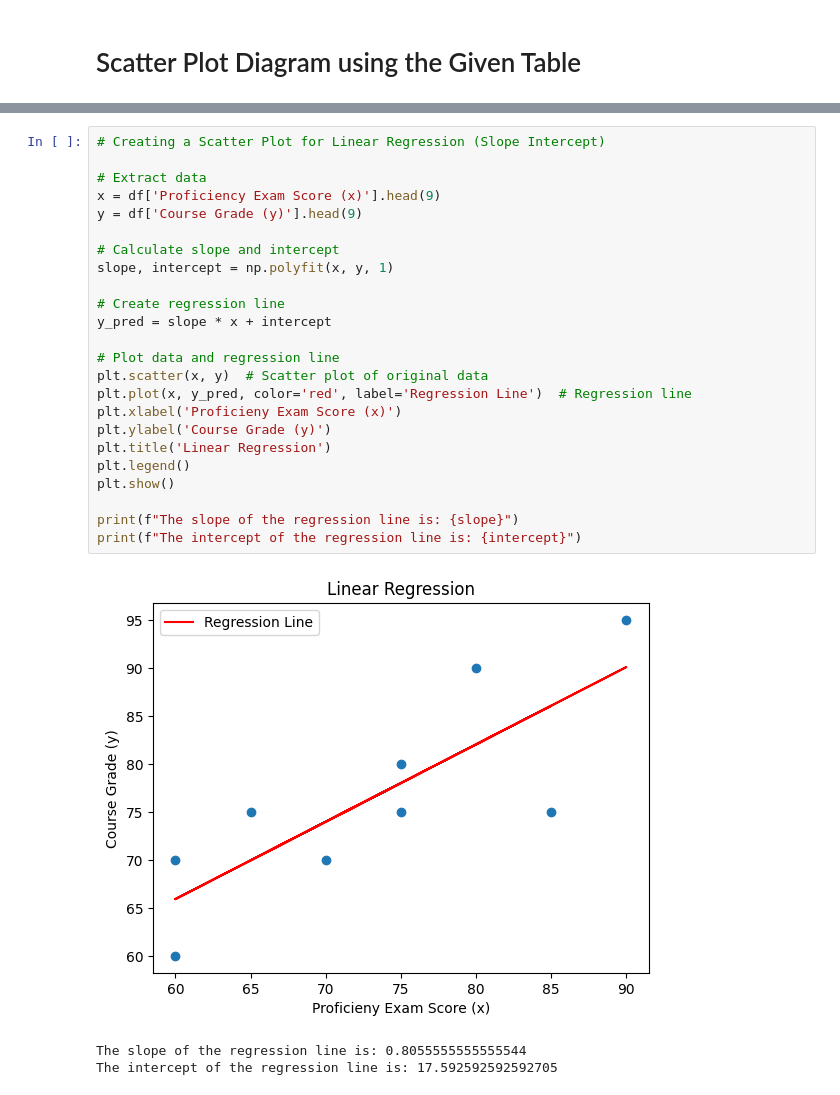
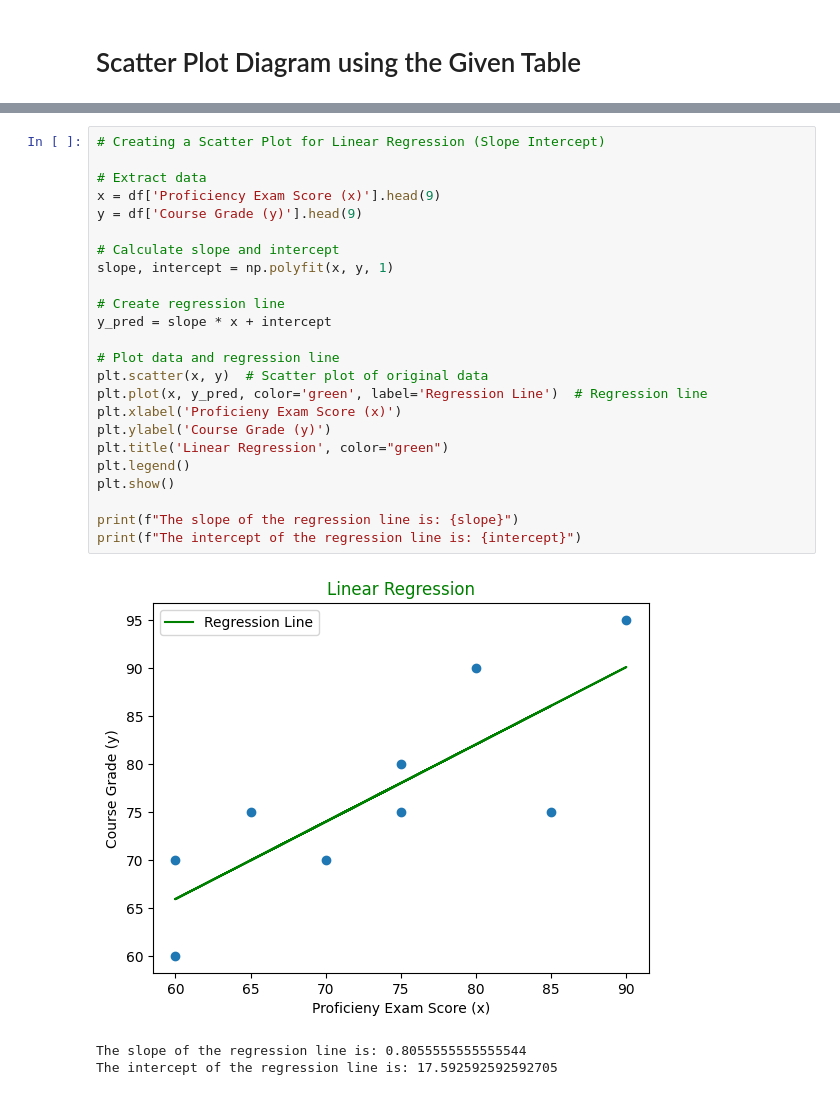
Before and after one commit to jreadia/VDA-CPE-031-CPE21S4, a Jupyter notebook: Adia_CPE_031_Exercise_No_10.ipynb, the cells around one changed output, grey strips where cells are left out. Saved outputs shown, nothing was run; the diff lists cells and outputs as text.

```diff
--- a/Adia_CPE_031_Exercise_No_10.ipynb
+++ b/Adia_CPE_031_Exercise_No_10.ipynb
@@ -81,28 +82,28 @@ df
 # %%
 # Creating a Scatter Plot for Linear Regression (Slope Intercept)
 
 # Extract data
 x = df['Proficiency Exam Score (x)'].head(9)
 y = df['Course Grade (y)'].head(9)
 
 # Calculate slope and intercept
 slope, intercept = np.polyfit(x, y, 1)
 
 # Create regression line
 y_pred = slope * x + intercept
 
 # Plot data and regression line
 plt.scatter(x, y)  # Scatter plot of original data
-plt.plot(x, y_pred, color='red', label='Regression Line')  # Regression line
+plt.plot(x, y_pred, color='green', label='Regression Line')  # Regression line
 plt.xlabel('Proficieny Exam Score (x)')
 plt.ylabel('Course Grade (y)')
-plt.title('Linear Regression')
+plt.title('Linear Regression', color="green")
 plt.legend()
 plt.show()
 
 print(f"The slope of the regression line is: {slope}")
 print(f"The intercept of the regression line is: {intercept}")
 # %% [output]
-[figure, old version]
+[figure, new version]
 The slope of the regression line is: 0.8055555555555544
 The intercept of the regression line is: 17.592592592592705
```
Also changed, not shown: parts of 1 cell of this notebook.
